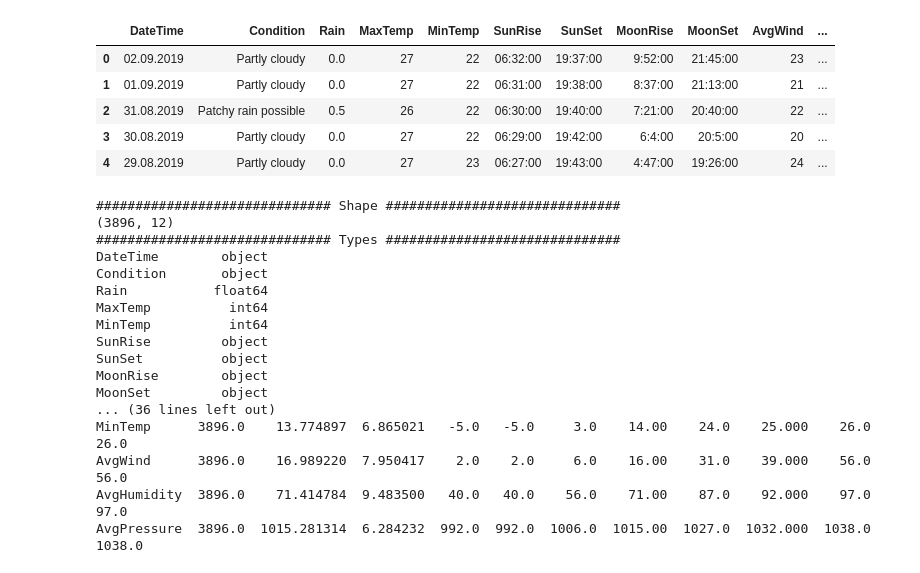
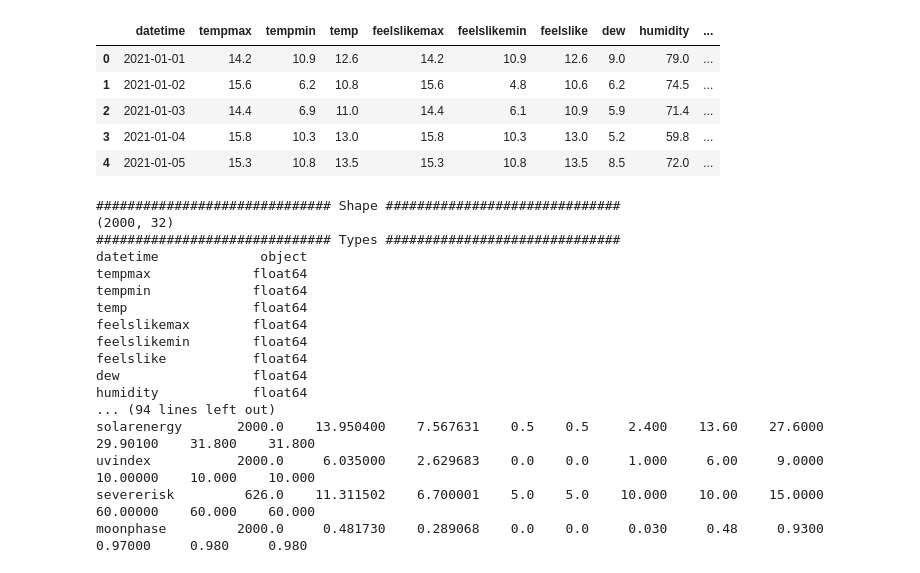
Before and after one commit to ali-cemputer/Time_Series_Forecasting, a Jupyter notebook: main.ipynb, the cells around one changed output. Saved outputs shown, nothing was run; the diff lists cells and outputs as text; code cells hidden in the pictures.

```diff
--- a/main.ipynb
+++ b/main.ipynb
@@ -1,16 +0,0 @@
-# %%
-import numpy as np
-import pandas as pd
-import seaborn as sns
-pd.set_option("display.max_rows", None)
-pd.set_option("display.max_columns", None)
-pd.set_option("display.width", 1000)
-df= pd.read_csv("datasets/Istanbul_Weather_Data.csv")
-df.head()
-# %% [output]
-|  | DateTime | Condition | Rain | MaxTemp | MinTemp | SunRise | SunSet | MoonRise | MoonSet | AvgWind | ... |
-| 0 | 02.09.2019 | Partly cloudy | 0.0 | 27 | 22 | 06:32:00 | 19:37:00 | 9:52:00 | 21:45:00 | 23 | ... |
-| 1 | 01.09.2019 | Partly cloudy | 0.0 | 27 | 22 | 06:31:00 | 19:38:00 | 8:37:00 | 21:13:00 | 21 | ... |
-| 2 | 31.08.2019 | Patchy rain possible | 0.5 | 26 | 22 | 06:30:00 | 19:40:00 | 7:21:00 | 20:40:00 | 22 | ... |
-| 3 | 30.08.2019 | Partly cloudy | 0.0 | 27 | 22 | 06:29:00 | 19:42:00 | 6:4:00 | 20:5:00 | 20 | ... |
-| 4 | 29.08.2019 | Partly cloudy | 0.0 | 27 | 23 | 06:27:00 | 19:43:00 | 4:47:00 | 19:26:00 | 24 | ... |
@@ -17,5 +44,24 @@ df.head()
+# %%
+import numpy as np
+import pandas as pd
+from sklearn.preprocessing import MinMaxScaler
+from tensorflow.keras.models import Sequential
+from tensorflow.keras.layers import LSTM, Dense, Dropout
+from sklearn.model_selection import train_test_split
+import warnings
+warnings.filterwarnings('ignore')# uyarıları gizlemek için.
+
+df= pd.read_csv("datasets/weather.csv")
+df.head()
+# %% [output]
+|  | datetime | tempmax | tempmin | temp | feelslikemax | feelslikemin | feelslike | dew | humidity | ... |
+| 0 | 2021-01-01 | 14.2 | 10.9 | 12.6 | 14.2 | 10.9 | 12.6 | 9.0 | 79.0 | ... |
+| 1 | 2021-01-02 | 15.6 | 6.2 | 10.8 | 15.6 | 4.8 | 10.6 | 6.2 | 74.5 | ... |
+| 2 | 2021-01-03 | 14.4 | 6.9 | 11.0 | 14.4 | 6.1 | 10.9 | 5.9 | 71.4 | ... |
+| 3 | 2021-01-04 | 15.8 | 10.3 | 13.0 | 15.8 | 10.3 | 13.0 | 5.2 | 59.8 | ... |
+| 4 | 2021-01-05 | 15.3 | 10.8 | 13.5 | 15.3 | 10.8 | 13.5 | 8.5 | 72.0 | ... |
 # %%
-def check_df(dataframe, head=5):# Yukarıda yaptığımız işlemler tek bir fonksiyonda toparlandı.
+def check_df(dataframe, head=5):
     print("############################## Shape ##############################")
     print(dataframe.shape)
     print("############################## Types ##############################")
@@ -31,19 +77,19 @@ def check_df(dataframe, head=5):# Yukarıda yaptığımız işlemler tek bir fon
 check_df(df)
 # %% [output]
 ############################## Shape ##############################
-(3896, 12)
+(2000, 32)
 ############################## Types ##############################
-DateTime        object
-Condition       object
-Rain           float64
-MaxTemp          int64
-MinTemp          int64
-SunRise         object
-SunSet          object
-MoonRise        object
-MoonSet         object
-... (36 lines left out)
-MinTemp      3896.0    13.774897  6.865021   -5.0   -5.0     3.0    14.00    24.0    25.000    26.0    26.0
-AvgWind      3896.0    16.989220  7.950417    2.0    2.0     6.0    16.00    31.0    39.000    56.0    56.0
-AvgHumidity  3896.0    71.414784  9.483500   40.0   40.0    56.0    71.00    87.0    92.000    97.0    97.0
-AvgPressure  3896.0  1015.281314  6.284232  992.0  992.0  1006.0  1015.00  1027.0  1032.000  1038.0  1038.0
+datetime             object
+tempmax             float64
+tempmin             float64
+temp                float64
+feelslikemax        float64
+feelslikemin        float64
+feelslike           float64
+dew                 float64
+humidity            float64
+... (94 lines left out)
+solarenergy       2000.0    13.950400    7.567631    0.5    0.5     2.400    13.60    27.6000    29.90100    31.800    31.800
+uvindex           2000.0     6.035000    2.629683    0.0    0.0     1.000     6.00     9.0000    10.00000    10.000    10.000
+severerisk         626.0    11.311502    6.700001    5.0    5.0    10.000    10.00    15.0000    60.00000    60.000    60.000
+moonphase         2000.0     0.481730    0.289068    0.0    0.0     0.030     0.48     0.9300     0.97000     0.980     0.980
```
Also changed, not shown: parts of 13 cells of this notebook, 1 other file.
